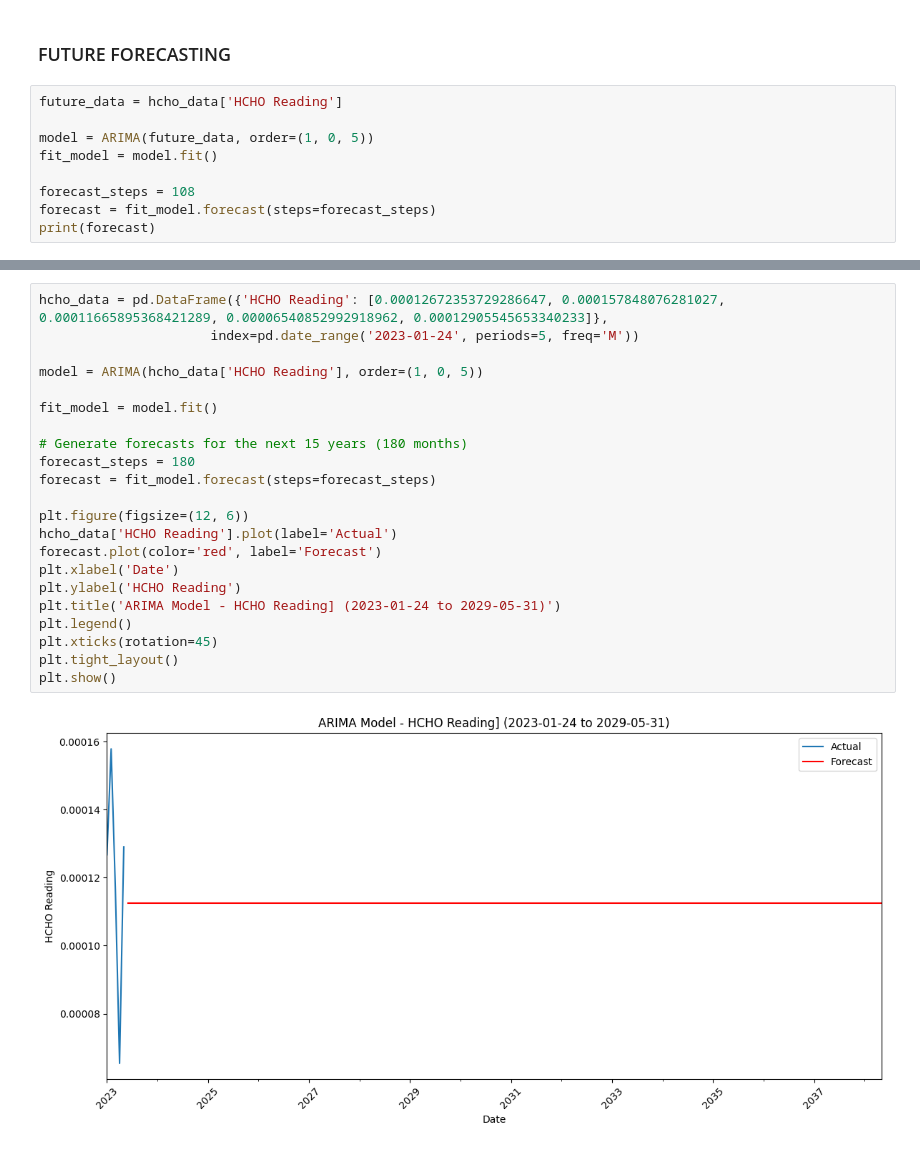
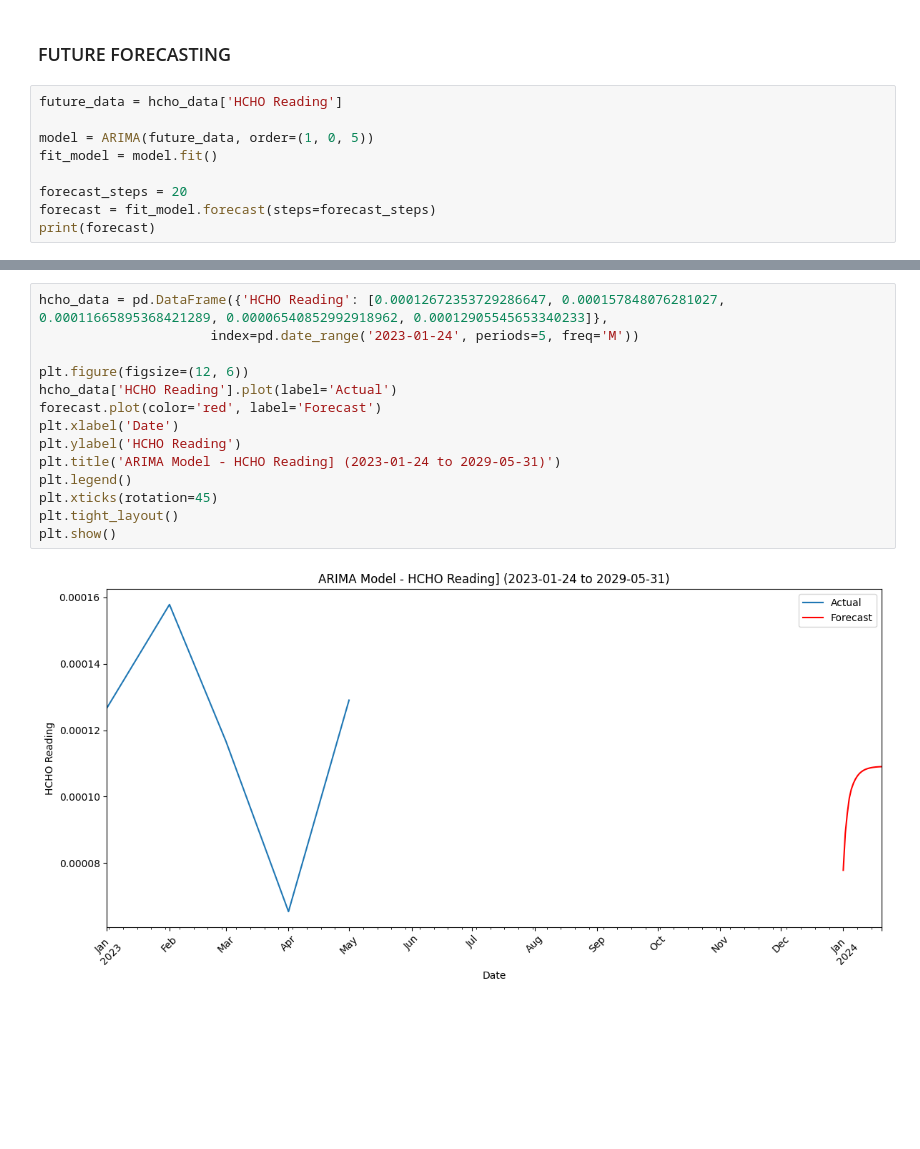
Before and after one commit to VinukaSilva/HCHO-Prediction, a Jupyter notebook: Future Forecasting.ipynb, the cells around one changed output, grey strips where cells are left out. Saved outputs shown, nothing was run; the diff lists cells and outputs as text; blank space fills up the shorter version.

```diff
--- a/Future Forecasting.ipynb
+++ b/Future Forecasting.ipynb
@@ -393,7 +396,7 @@ future_data = hcho_data['HCHO Reading']
 model = ARIMA(future_data, order=(1, 0, 5))
 fit_model = model.fit()
 
-forecast_steps = 108
+forecast_steps = 20
 forecast = fit_model.forecast(steps=forecast_steps)
 print(forecast)
 # %% [output]
@@ -412,24 +420,16 @@ Freq: D, Name: predicted_mean, Length: 108, dtype: float64
 # %%
 hcho_data = pd.DataFrame({'HCHO Reading': [0.00012672353729286647, 0.000157848076281027, 0.00011665895368421289, 0.00006540852992918962, 0.00012905545653340233]},
                       index=pd.date_range('2023-01-24', periods=5, freq='M'))
-
-model = ARIMA(hcho_data['HCHO Reading'], order=(1, 0, 5))
-
-fit_model = model.fit()
-
-# Generate forecasts for the next 15 years (180 months)
-forecast_steps = 180
-forecast = fit_model.forecast(steps=forecast_steps)
 
 plt.figure(figsize=(12, 6))
 hcho_data['HCHO Reading'].plot(label='Actual')
 forecast.plot(color='red', label='Forecast')
 plt.xlabel('Date')
 plt.ylabel('HCHO Reading')
 plt.title('ARIMA Model - HCHO Reading] (2023-01-24 to 2029-05-31)')
 plt.legend()
 plt.xticks(rotation=45)
 plt.tight_layout()
 plt.show()
 # %% [output]
-[figure, old version]
+[figure, new version]
```
Also changed, not shown: parts of 3 cells of this notebook.
